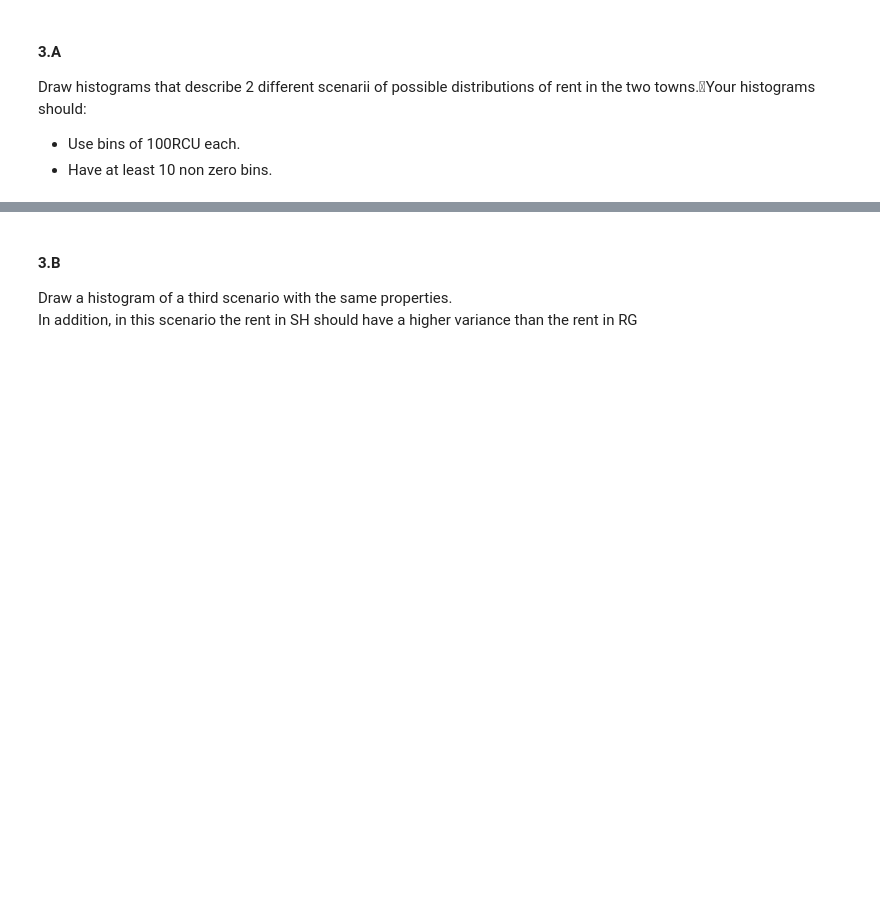
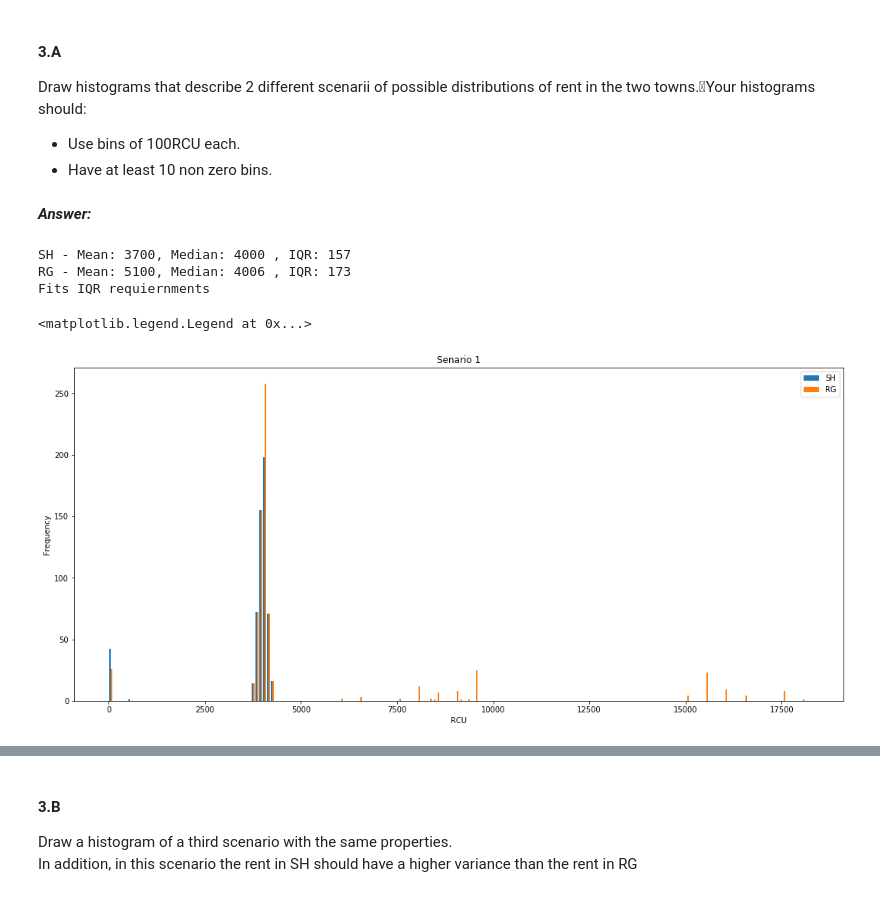
Before and after one commit to mayakerem/StatisticsDataAnalysis, a Jupyter notebook: HW1.ipynb, the cells around one changed output, grey strips where cells are left out. Cells and saved outputs as stored; diff of their text form; code cells hidden in the pictures; blank space fills up the shorter version.

```diff
--- a/HW1.ipynb
+++ b/HW1.ipynb
@@ -208,5 +214,7 @@ Draw histograms that describe 2 different scenarii of possible distributions of
 * Use bins of 100RCU each.
 * Have at least 10 non zero bins.
+# %% [markdown]
+***Answer:***
 # %%
 # Setting up SH
 
@@ -225,41 +233,48 @@ s_1 = np.concatenate((s,s_t),axis=0)
 print('SH - Mean: {}, Median: {} , IQR: {}'.format(int(np.mean(s_1)), int(np.median(s_1)), int(stats.iqr(s_1))))
 
 # Setting up RG
 np.random.seed(101)
 
 mu, sigma = 4000, 100
 s = np.random.normal(mu, sigma, 500)
-s_t =np.array([4000, 4000, 4000, 4000, 4000, 4000, 4000, 4000, 4000, 4000, 4000,
+s_t =np.array([4000, 4000, 4000, 4000, 4000, 4000, 4000 , 4000, 4000, 4000, 4000,
                4000, 4000, 4000, 4000, 4000, 4000, 4000, 4000, 4000, 4000, 4000,
                4000, 4000, 4000, 4000, 4000, 4000, 4000, 4000, 4000, 4000, 4000,
                4000, 4000, 4000, 4000, 4000, 4000, 4000, 4000, 4000, 4000, 4000,
                4000, 4000, 4000, 4000, 4000, 4000, 4000, 4000, 4000, 4000, 4000,
                4000, 4000, 4000, 4000, 4000, 4000, 4000, 4000, 4000, 4000, 4000,
                4000, 4000, 4000, 9000, 9500, 9500, 8000, 9500, 9500, 9000, 9500,
                4000, 4000, 9500, 9000, 9500, 6500, 6000, 9500, 9500, 8000, 9500,
                4000, 4000, 9500, 9000, 9500, 6500, 8000, 9500, 9500, 8000, 9500,
                4000, 4000, 9500, 9000, 9500, 6500, 8000, 9500, 9500, 8000, 9500,
                4000, 4000,  9500, 8000, 7500, 8500, 6000, 8500, 4000, 4000, 9500,
                9000, 8000, 7500, 8500, 18000, 8500, 4000, 4000, 4000, 4000, 4000,
-               9500, 9000, 8500, 15500, 15000, 8500, 9500, 8000, 8000, 8500, 8000,
-               4000, 4000, 15500, 9000, 9323, 18233, 8412, 9123, 8323, 15500, 8500,
-               8000, 16003, 15500, 15500, 15500, 15000, 15500, 15500, 15500, 16000,
-               16000, 16000, 16000, 55000, 15500, 15500, 15500, 15500, 15500, 16000,
-               16000, 55000, 15500, 15500, 15500, 15500, 15500, 16000, 15500, 15500,
-               16000, 55000, 15500, 15000, 15500, 15000, 1, 1, 1, 0, 0, 0, 0, 0, 0,
-               0, 0, 0, 0, 0, 0, 0, 0, 0, 0, 0, 0, 0, 0, 0, 0, 0])
+               9500, 9000, 8500, 15500, 15000, 8500, 9500, 8000, 8000, 9500, 8000,
+               4000, 4000, 15500, 9000, 9323, 18233, 8412, 9123, 8323 , 8323, 15500,
+               8500, 8000, 16003, 15500, 15500, 15500, 15000, 15500, 15500, 15500,
+               16000, 16000, 16000, 16000, 15500, 15500, 15500, 15500, 15500, 16000,
+               16000, 15500, 15500, 15500, 15500, 15500, 16000, 15500, 15500,
+               16000, 15500, 15000, 15500, 15000, 1, 1, 1, 0, 0, 0, 0, 0, 0,
+               0, 0, 0, 0, 0, 0, 0, 0, 0, 0, 0, 0, 0, 0, 0, 0, 0, 17500, 17500,
+               17500, 17500, 17500, 17500, 17500, 17500, 16500, 16500, 16500, 16500])
 s_2 = np.concatenate((s,s_t),axis=0)
 
 print('RG - Mean: {}, Median: {} , IQR: {}'.format(int(np.mean(s_2)), int(np.median(s_2)), int(stats.iqr(s_2))))
 
 if (stats.iqr(s_1) < stats.iqr(s_2)):
     print ('Fits IQR requiernments')
 
 
-figure, ax = plt.subplots(figsize = (20,10))
-ax.hist([s_1,s_2], bins = np.arange(min(s_1), max(s_2) + 100,), label=['SH','RG'])
+figure, ax = plt.subplots(figsize = (18,8))
+ax.hist([s_1,s_2], bins = np.arange(min(min(s_1),min(s_2)), max(max(s_1), max(s_2)), 100), label=['SH','RG'])
 plt.title('Senario 1')
 plt.xlabel('RCU')
 plt.ylabel('Frequency')
 plt.legend()
+# %% [output]
+SH - Mean: 3700, Median: 4000 , IQR: 157
+RG - Mean: 5100, Median: 4006 , IQR: 173
+Fits IQR requiernments
+<matplotlib.legend.Legend at 0x...>
+[figure, added]
 # %%
```
Also changed, not shown: parts of 25 cells of this notebook.
